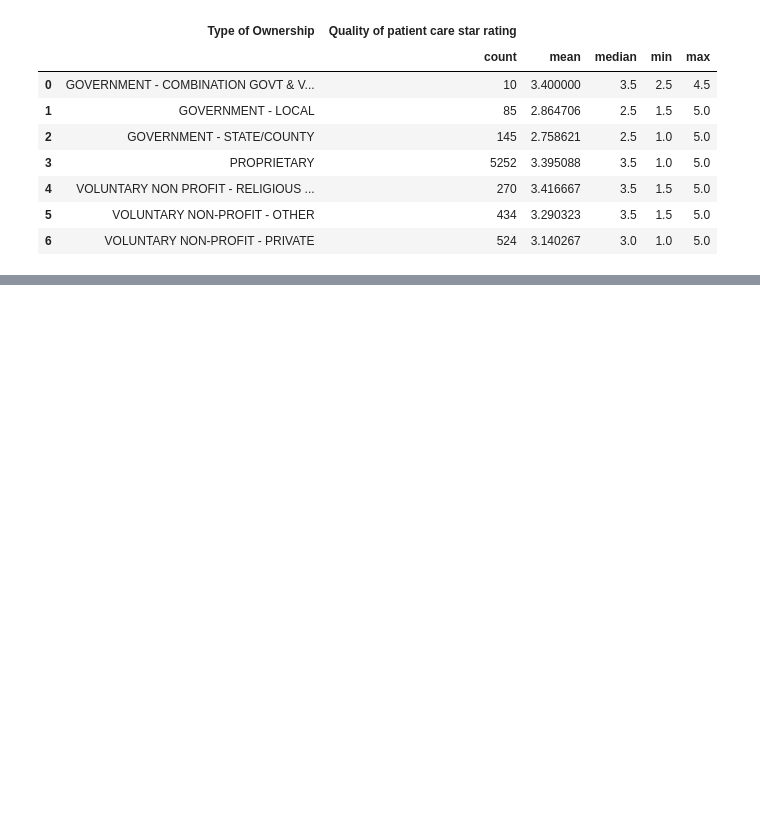
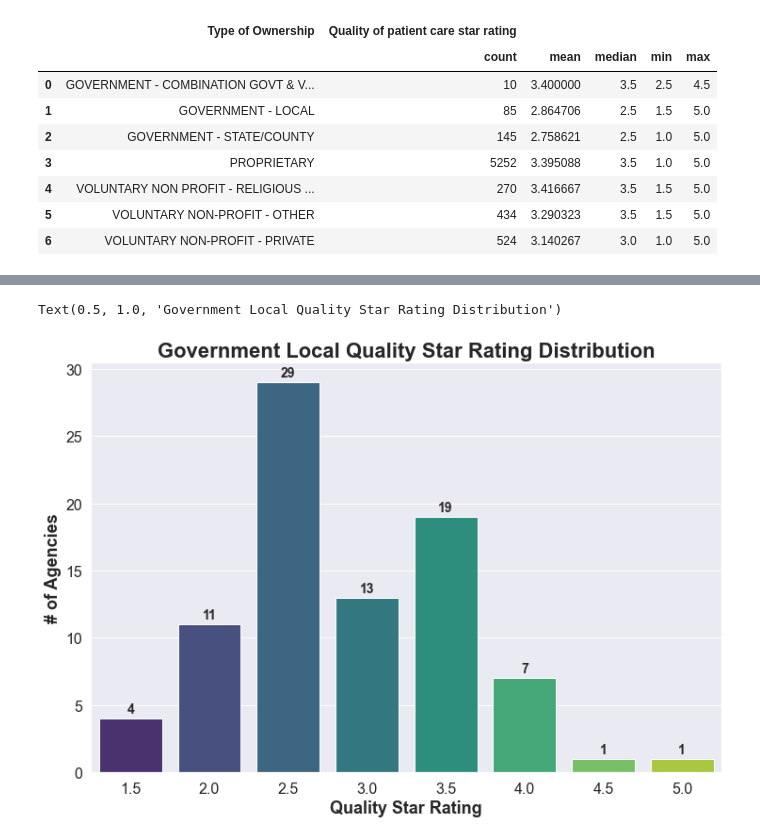
Before and after one commit to 1on1pt/CMS_Home_Health_Compare_January_2023_Refresh_Analysis, a Jupyter notebook: HH_Care_Compare_January_2023.ipynb, the cells around one changed output, grey strips where cells are left out. Cells and saved outputs as stored; diff of their text form; code cells hidden in the pictures; blank space fills up the shorter version.

```diff
--- a/HH_Care_Compare_January_2023.ipynb
+++ b/HH_Care_Compare_January_2023.ipynb
@@ -475,0 +419,12 @@ vol_non_prof_priv_df.head()
+# %%
+plt.figure(figsize = (12, 8))
+ax = sns.countplot(x = 'Quality of patient care star rating', data = gov_loc_df, palette = 'viridis')
+ax.bar_label(ax.containers[0], label_type='edge', fontsize = 14, fontweight = 'bold', padding = 3)
+plt.xticks(rotation = 0, size = 16)
+plt.yticks(size = 16)
+plt.xlabel('Quality Star Rating', size = 18, fontweight = 'bold')
+plt.ylabel('# of Agencies', size = 18, fontweight = 'bold')
+plt.title('Government Local Quality Star Rating Distribution', size = 22, fontweight = 'bold')
+# %% [output]
+Text(0.5, 1.0, 'Government Local Quality Star Rating Distribution')
+[figure, added]
```
Also changed, not shown: parts of 37 cells of this notebook.
